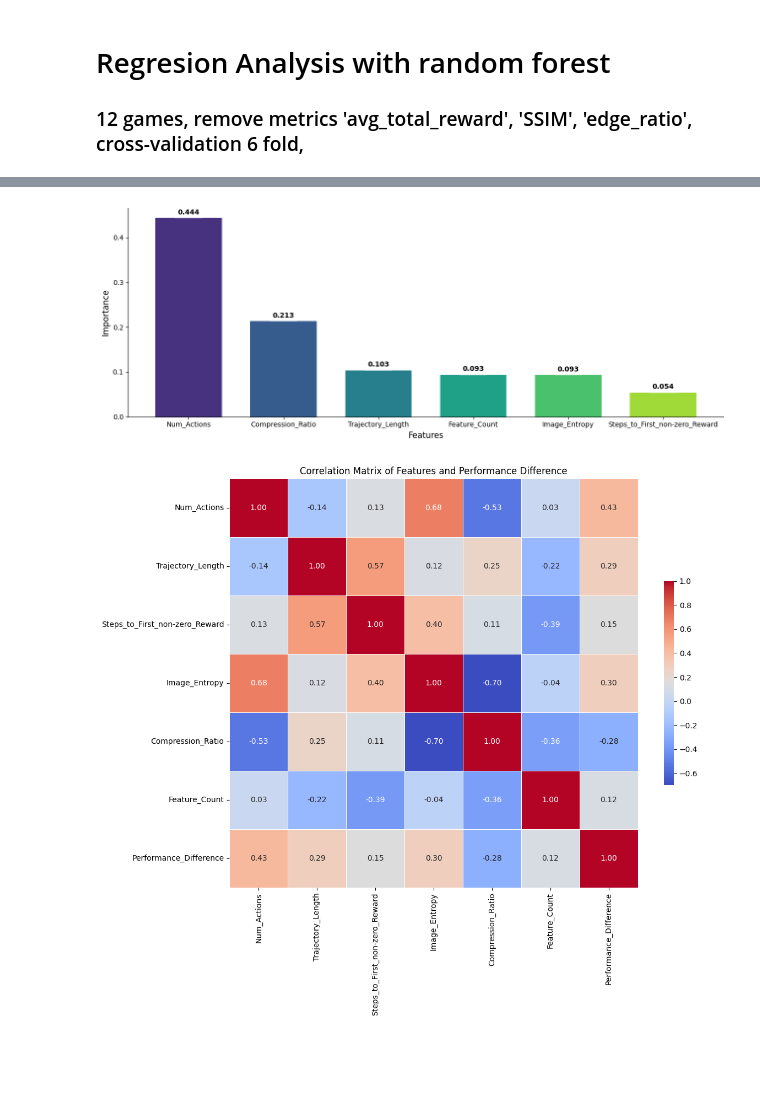
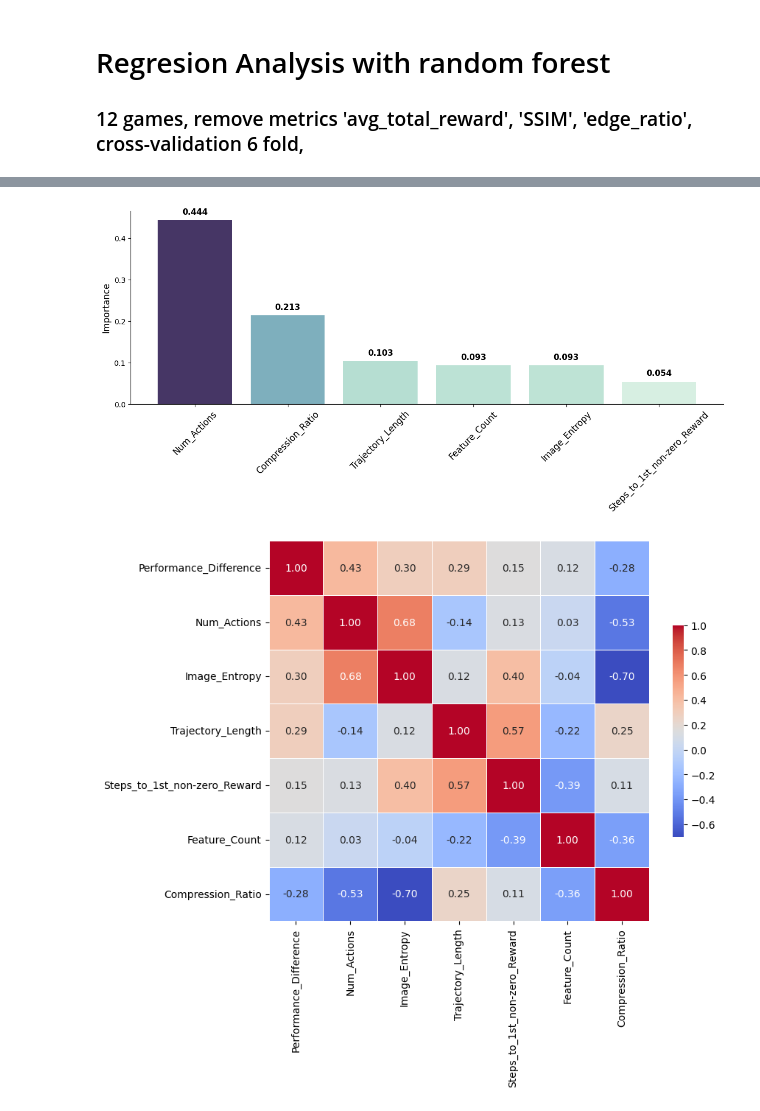
Before and after one commit to 0x1DA9430/Decision-Transformer-vs-Decision-Mamba, a Jupyter notebook: atari/output/regression_analysis.ipynb, the cells around one changed output, grey strips where cells are left out. Cells and saved outputs as stored; diff of their text form; code cells hidden in the pictures; blank space fills up the shorter version.

```diff
--- a/atari/output/regression_analysis.ipynb
+++ b/atari/output/regression_analysis.ipynb
@@ -725,7 +725,7 @@ data = pd.DataFrame({
     'DM_Score': dm_scores,
     'Num_Actions': num_actions,
     'Trajectory_Length': avg_trajectory_length,
-    'Steps_to_First_non-zero_Reward': avg_steps_to_first_non_zero_reward,
+    'Steps_to_1st_non-zero_Reward': avg_steps_to_first_non_zero_reward,
     'Image_Entropy': image_entropy,
     'Compression_Ratio': compression_ratio,
     'Feature_Count': feature_count
@@ -735,7 +735,7 @@ data = pd.DataFrame({
 data['Performance_Difference'] = data['DT_Score'] - data['DM_Score']
 
 # 2. Prepare features (X) and target variable (y)
-X = data[['Num_Actions', 'Trajectory_Length', 'Steps_to_First_non-zero_Reward',
+X = data[['Num_Actions', 'Trajectory_Length', 'Steps_to_1st_non-zero_Reward',
           'Image_Entropy', 'Compression_Ratio', 'Feature_Count']]
 y = data['Performance_Difference']
 
@@ -751,7 +751,7 @@ rmse_scores = np.sqrt(-cv_scores)
 
 print("Cross-Validation Results:")
 print("RMSE scores:", rmse_scores)
-print("Mean RMSE: {:.2f} (+/- {:.2f})".format(rmse_scores.mean(), rmse_scores.std() * 2))
+print("Mean RMSE: {:.2f} (+/- {:.2f})".format(rmse_scores.mean(), rmse_scores.std()))
 
 # 5. Fit the model on the entire dataset for feature importance
 rf.fit(X, y)
@@ -766,39 +766,78 @@ print(feature_importance)
 # Visualize feature importance
 # Sort feature importance in descending order
 feature_importance_sorted = feature_importance.sort_values('importance', ascending=False)
-colors = sns.color_palette("viridis", n_colors=len(feature_importance_sorted))  # Create a color palette
+# colors = sns.color_palette("viridis", n_colors=len(feature_importance_sorted))  # Create a color palette
 
-plt.figure(figsize=(13, 5))
+
+# Normalize the percentages for better color mapping
+norm = plt.Normalize(min(feature_importance_sorted['importance']), max(feature_importance_sorted['importance']))
+colors = sns.cubehelix_palette(start=.5, rot=-.5, light=0.9, dark=0.25, as_cmap=True)
+
+# Create a mapping of percentages to colors
+palette = [colors(norm(value)) for value in feature_importance['importance']]
+
+plt.figure(figsize=(12, 6))
 bars = plt.bar(feature_importance_sorted['feature'], feature_importance_sorted['importance'],
-               color=colors, edgecolor='none', width=0.7)  # Increased width from default 0.8 to 0.9
-plt.xlabel('Features', fontsize=12)
+               color=palette, edgecolor='none', width=0.8)
+# plt.xlabel('Game Features', fontsize=12)
 plt.ylabel('Importance', fontsize=12)
+plt.xticks(rotation=45, fontsize=12)
 plt.gca().spines['top'].set_visible(False)
 plt.gca().spines['right'].set_visible(False)
 
 # Add value labels
 for bar in bars:
-    plt.text(bar.get_x() + bar.get_width()/2, bar.get_height()+0.005,
+    plt.text(bar.get_x() + bar.get_width()/2, bar.get_height()+0.01,
              f'{bar.get_height():.3f}',
-             ha='center', va='bottom', fontsize=10, fontweight='bold',
-             bbox=dict(facecolor='white', edgecolor='none', alpha=0.3))
+             ha='center', va='bottom', fontsize=11, fontweight='bold',
+             bbox=dict(facecolor='white', edgecolor='none'))
 
 plt.tight_layout()
-plt.show()
+# plt.show()
+# save to pdf
+plt.savefig('feature_importance.pdf', dpi=300)
+
+
 
 
 # 7. Correlation analysis
+# correlation_matrix = data.drop(['Game', 'DT_Score', 'DM_Score'], axis=1).corr()
+# # Set up the matplotlib figure
+# plt.figure(figsize=(12, 10))
+# # Draw the heatmap with the mask and correct aspect ratio
+# sns.heatmap(correlation_matrix, annot=True, fmt=".2f", cmap='coolwarm',
+#             square=True, linewidths=.5, cbar_kws={"shrink": .5})
+# plt.title('Correlation Matrix of Features and Performance Difference')
+# plt.xticks(rotation=90)
+# plt.yticks(rotation=0)
+# plt.tight_layout()
+# plt.show()
+# # save to pdf
+# plt.savefig('correlation_matrix.pdf')
 correlation_matrix = data.drop(['Game', 'DT_Score', 'DM_Score'], axis=1).corr()
+
+# Sort features based on their correlation with Performance_Difference
+sorted_features = correlation_matrix['Performance_Difference'].sort_values(ascending=False).index.tolist()
+sorted_features.remove('Performance_Difference')
+sorted_features = ['Performance_Difference'] + sorted_features
+
+# Reorder the correlation matrix
+correlation_matrix = correlation_matrix.loc[sorted_features, sorted_features]
+
 # Set up the matplotlib figure
-plt.figure(figsize=(12, 10))
+plt.figure(figsize=(9, 8))
+
 # Draw the heatmap with the mask and correct aspect ratio
 sns.heatmap(correlation_matrix, annot=True, fmt=".2f", cmap='coolwarm',
             square=True, linewidths=.5, cbar_kws={"shrink": .5})
-plt.title('Correlation Matrix of Features and Performance Difference')
+# plt.title('Correlation Matrix of Features and Performance Difference')
 plt.xticks(rotation=90)
 plt.yticks(rotation=0)
 plt.tight_layout()
-plt.show()
+# plt.show()
+
+# save to pdf
+plt.savefig('correlation_matrix.pdf', dpi=300)
 # %% [output]
 Cross-Validation Results:
 RMSE scores: [ 9.66552018 42.32650089 14.94770403  3.75726751 21.97303176 12.76765171]
@@ -815,2 +854,2 @@ Feature Importance:
-[figure, old version]
+[figure, new version]
-[figure, old version]
+[figure, new version]
```
Also changed, not shown: parts of 1 cell of this notebook, 5 other files.
